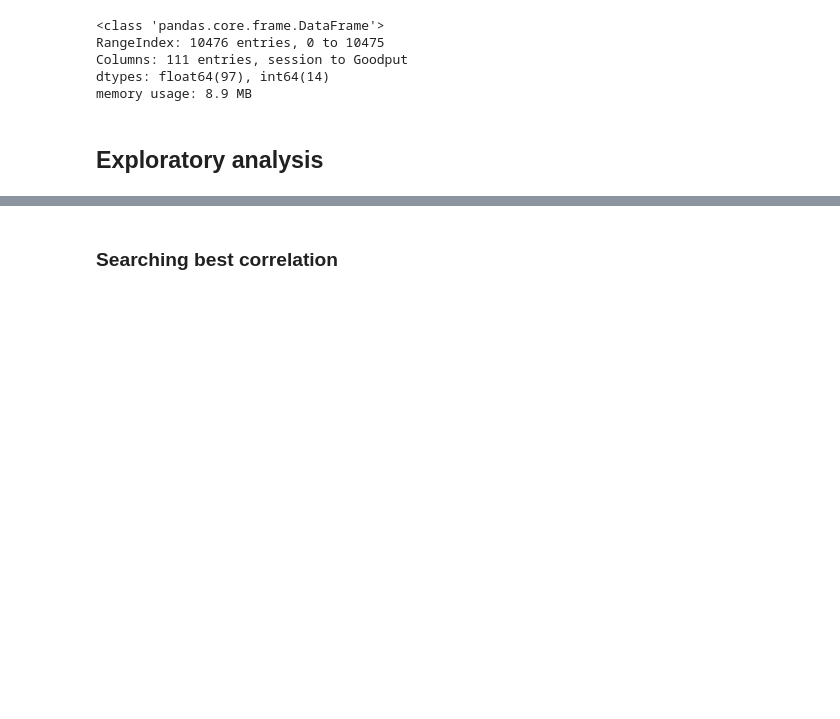
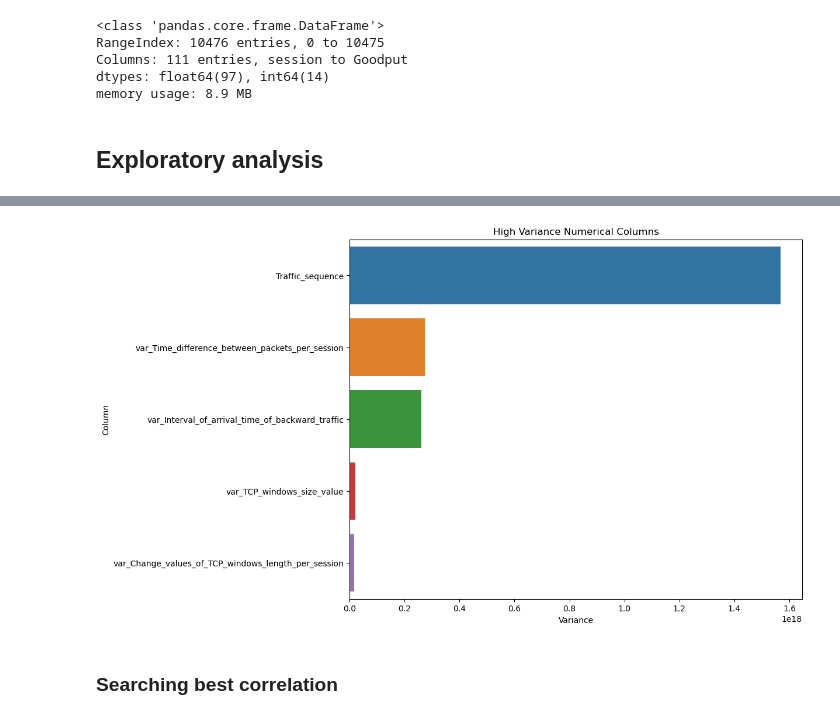
Before and after one commit to brero12/csis3290-Project03, a Jupyter notebook: Project03.ipynb, the cells around one changed output, grey strips where cells are left out. Saved outputs shown, nothing was run; the diff lists cells and outputs as text; code cells hidden in the pictures; blank space fills up the shorter version.

```diff
--- a/Project03.ipynb
+++ b/Project03.ipynb
@@ -153,3 +171,21 @@ memory usage: 8.9 MB
+# %%
+variance_df = df.var().reset_index()
+variance_df.columns = ['Column', 'Variance']
+
+# Set threshold to filter out all variance = 0 columns
+threshold = variance_df['Variance'].quantile(0.96)
+
+# Filter out columns with variance below the threshold
+high_variance_df = variance_df[variance_df['Variance'] >= threshold]
+high_variance_df = high_variance_df.sort_values(by='Variance', ascending=False)
+
+
+plt.figure(figsize=(10, 8))
+sns.barplot(x='Variance', y='Column', data=high_variance_df, orient='h')
+plt.title('High Variance Numerical Columns')
+plt.show()
+# %% [output]
+[figure, added]
 # %% [markdown]
 ### Searching best correlation
 # %%
```
Also changed, not shown: parts of 7 cells of this notebook.
